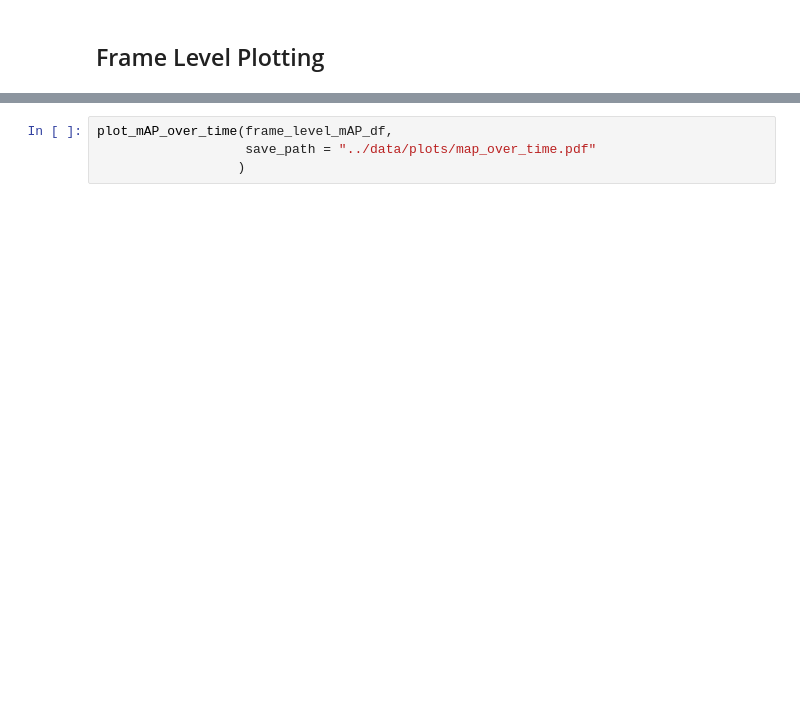
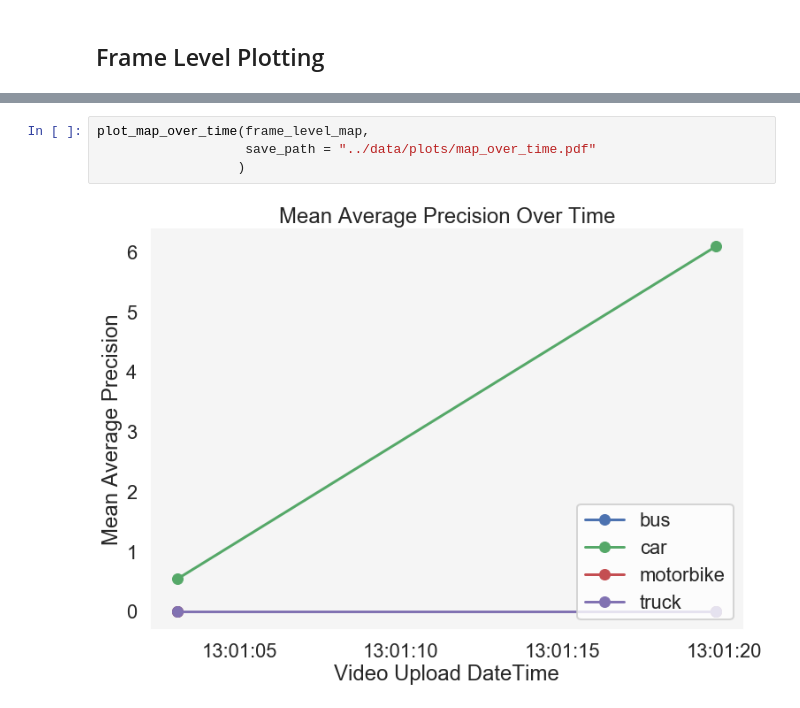
Before and after one commit to dssg/air_pollution_estimation, a Jupyter notebook: notebooks/20190730_CW_eval_plotting.ipynb, the cells around one changed output, grey strips where cells are left out. Saved outputs shown, nothing was run; the diff lists cells and outputs as text; blank space fills up the shorter version.

```diff
--- a/notebooks/20190730_CW_eval_plotting.ipynb
+++ b/notebooks/20190730_CW_eval_plotting.ipynb
@@ -267,4 +72,6 @@ frame_level_mAP_df
 # %%
-plot_mAP_over_time(frame_level_mAP_df,
+plot_map_over_time(frame_level_map,
                    save_path = "../data/plots/map_over_time.pdf"
                   )
+# %% [output]
+[figure, added]
```
Also changed, not shown: parts of 12 cells of this notebook, 1 other file.
